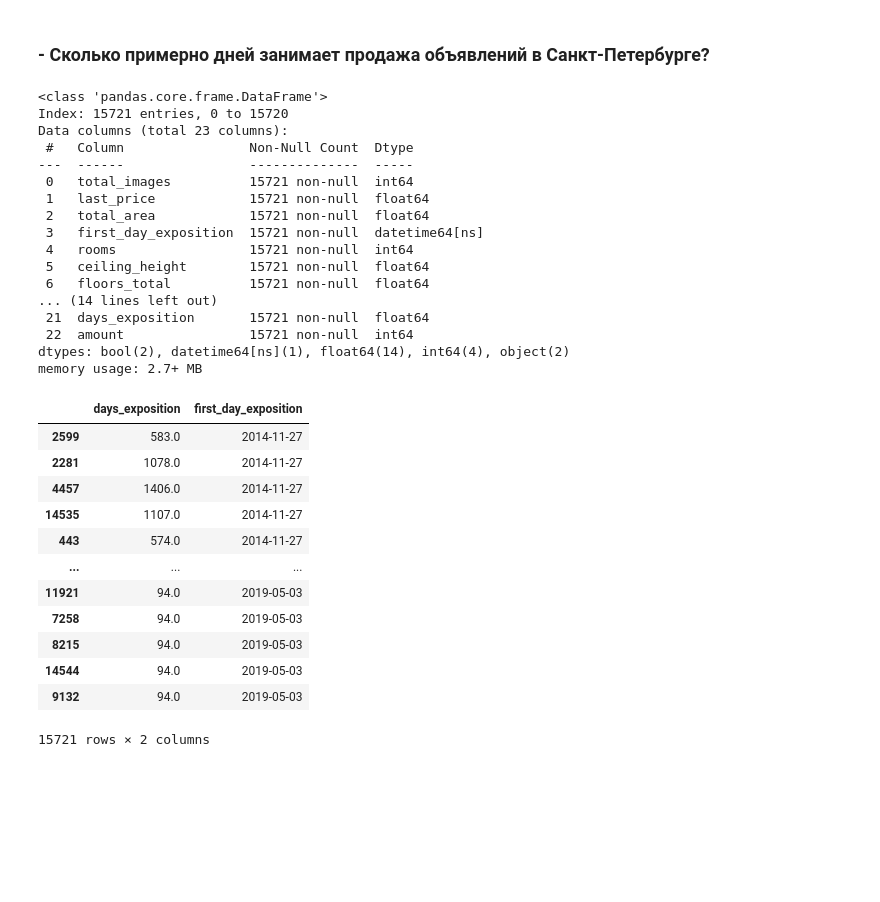
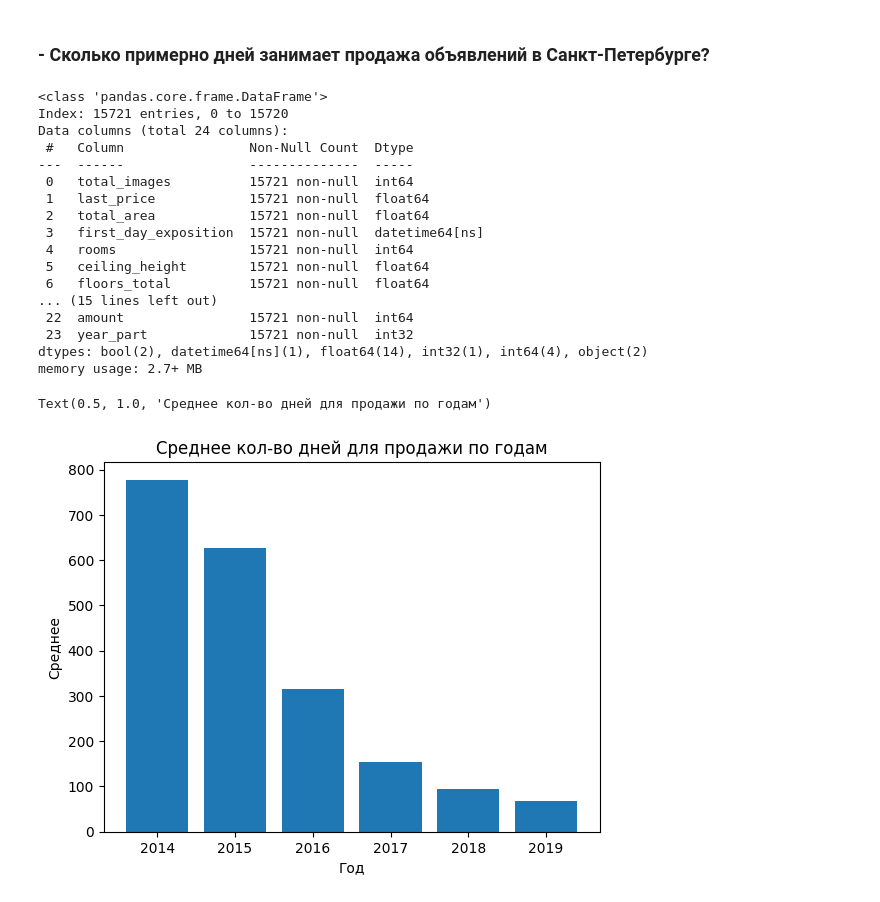
Before and after one commit to gleb-pan/data-analytics-decode, a Jupyter notebook: Python/Submissions/Final_project.ipynb, the cells around one changed output. Cells and saved outputs as stored; diff of their text form; code cells hidden in the pictures; blank space fills up the shorter version.

```diff
--- a/Python/Submissions/Final_project.ipynb
+++ b/Python/Submissions/Final_project.ipynb
@@ -312,7 +312,7 @@ sqare_meter_price
 # %% [markdown]
 # 2.  Выделите только данные из города Санкт-Петербург
 # %%
-saint_petersburg = df[df['locality_name'] == 'Санкт-Петербург']
+saint_petersburg = df[df['locality_name'] == 'Санкт-Петербург'].copy()
 saint_petersburg
 # %% [output]
 |  | total_images | last_price | total_area | first_day_exposition | rooms | ceiling_height | floors_total | ... |
@@ -333,11 +333,12 @@ saint_petersburg
 # %% [markdown]
 ### - Сколько примерно дней занимает продажа объявлений в Санкт-Петербурге?
 # %%
+saint_petersburg['year_part'] = saint_petersburg['first_day_exposition'].dt.year
 saint_petersburg.info()
 # %% [output]
 <class 'pandas.core.frame.DataFrame'>
 Index: 15721 entries, 0 to 15720
-Data columns (total 23 columns):
+Data columns (total 24 columns):
  #   Column                Non-Null Count  Dtype
 ---  ------                --------------  -----
  0   total_images          15721 non-null  int64
@@ -347,24 +348,28 @@ Data columns (total 23 columns):
  4   rooms                 15721 non-null  int64
  5   ceiling_height        15721 non-null  float64
  6   floors_total          15721 non-null  float64
-... (14 lines left out)
- 21  days_exposition       15721 non-null  float64
+... (15 lines left out)
  22  amount                15721 non-null  int64
-dtypes: bool(2), datetime64[ns](1), float64(14), int64(4), object(2)
+ 23  year_part             15721 non-null  int32
+dtypes: bool(2), datetime64[ns](1), float64(14), int32(1), int64(4), object(2)
 memory usage: 2.7+ MB
-# %%
-saint_petersburg[['days_exposition', 'first_day_exposition']].sort_values(by='first_day_exposition')
-# %% [output]
-|  | days_exposition | first_day_exposition |
-| 2599 | 583.0 | 2014-11-27 |
-| 2281 | 1078.0 | 2014-11-27 |
-| 4457 | 1406.0 | 2014-11-27 |
-| 14535 | 1107.0 | 2014-11-27 |
-| 443 | 574.0 | 2014-11-27 |
-| ... | ... | ... |
-| 11921 | 94.0 | 2019-05-03 |
-| 7258 | 94.0 | 2019-05-03 |
-| 8215 | 94.0 | 2019-05-03 |
-| 14544 | 94.0 | 2019-05-03 |
-| 9132 | 94.0 | 2019-05-03 |
-15721 rows × 2 columns
+# %%
+# посчитаем среднее за каждый год
+
+mean_vals = saint_petersburg.groupby('year_part')['days_exposition'].mean()
+mean_vals_dict = mean_vals.to_dict()
+
+years = mean_vals_dict.keys()
+vals = mean_vals_dict.values()
+
+plt.bar(years, vals)
+
+plt.xlabel('Год')
+plt.ylabel('Среднее')
+plt.title('Среднее кол-во дней для продажи по годам')
+
+# график ниже демонстрирует нам что кол-во дней которое уходит на продажу недвижимости падает каждый год.
+# или объявление просто удаляют с площадки :)
+# %% [output]
+Text(0.5, 1.0, 'Среднее кол-во дней для продажи по годам')
+[figure, added]
```
Also changed, not shown: parts of 3 cells of this notebook.
